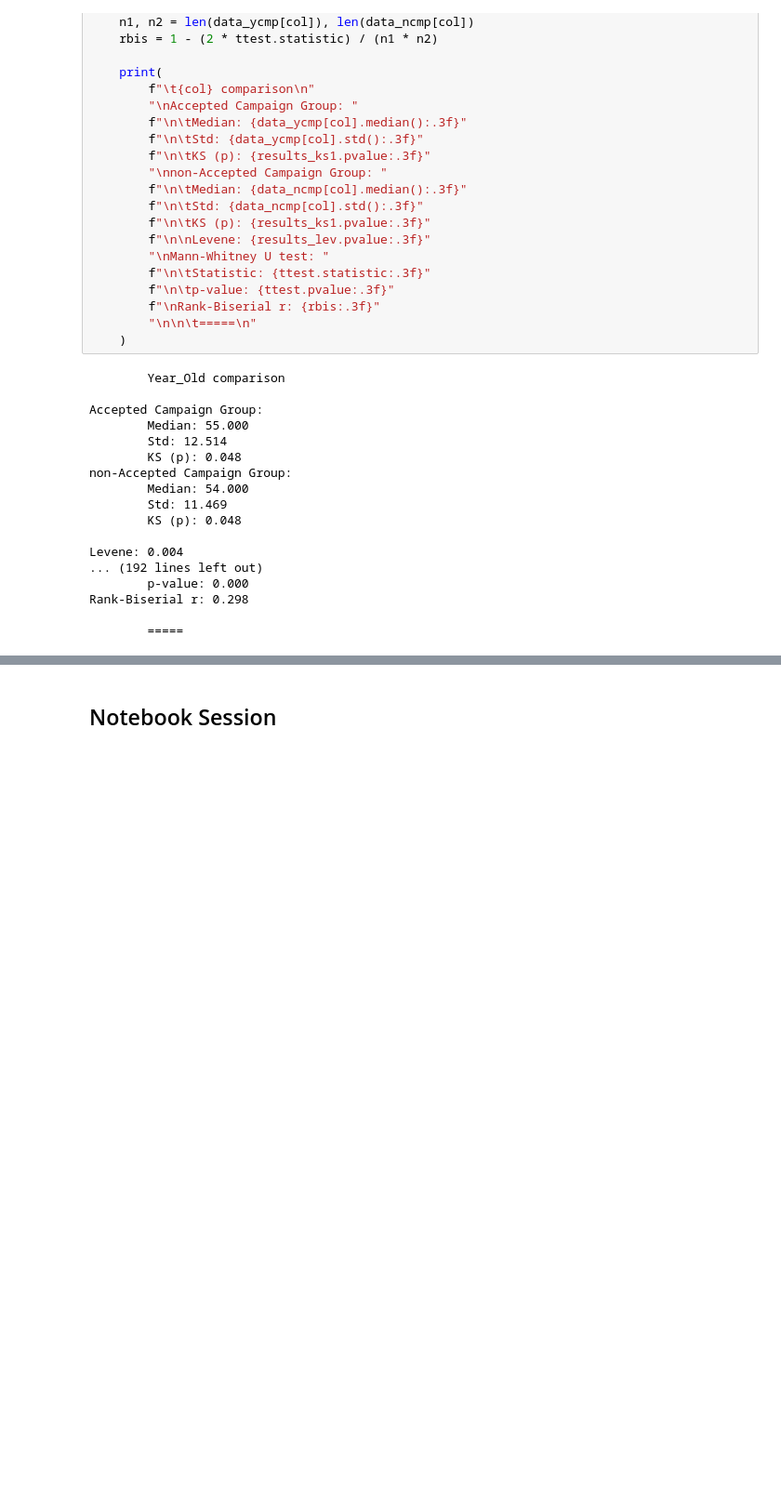
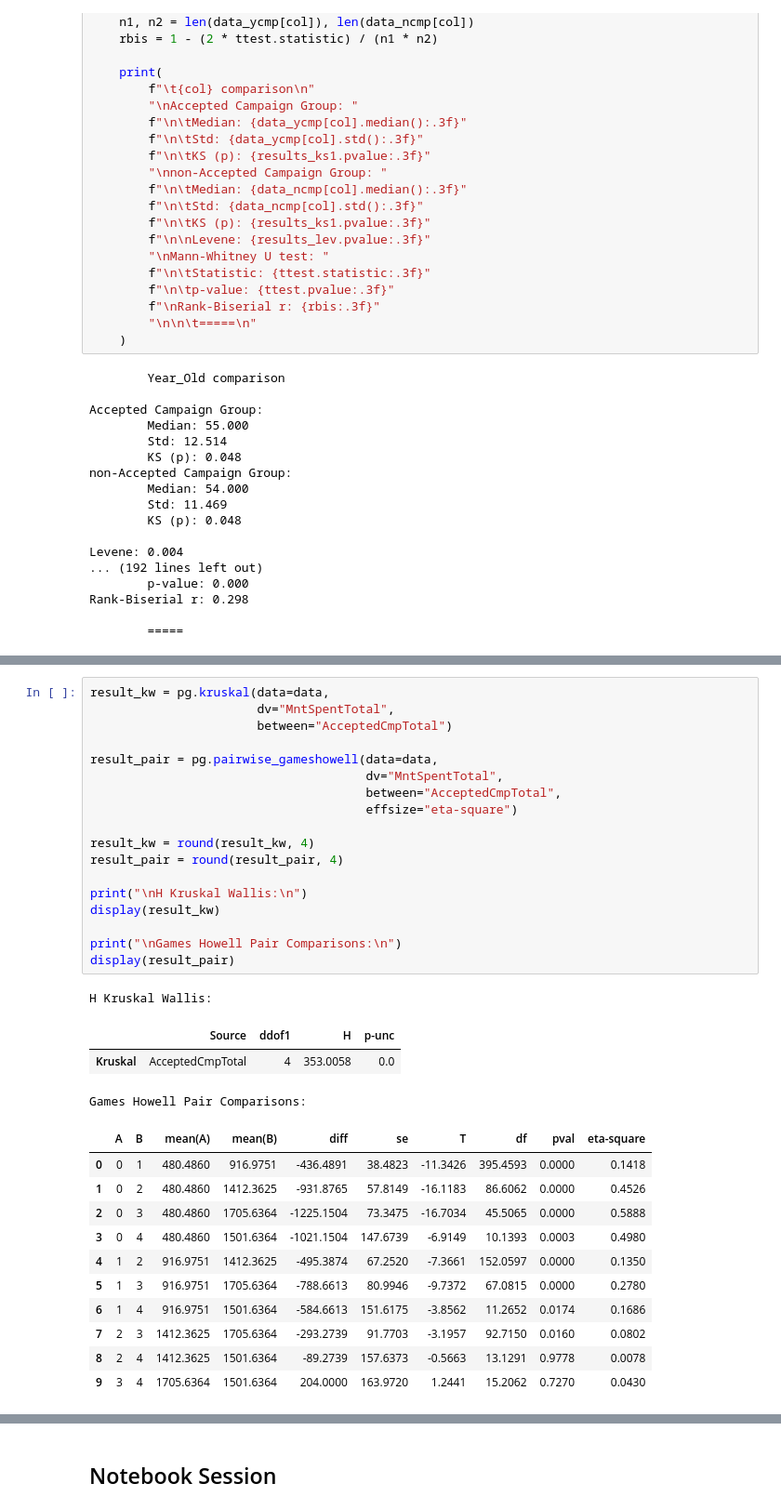
Before and after one commit to almanzanas/ifoodDataAnalystTest, a Jupyter notebook: notebooks/03_inferential.ipynb, the cells around one changed output, grey strips where cells are left out. Shown: that part at 93% size. Cells and saved outputs as stored; diff of their text form; blank space fills up the shorter version.

```diff
--- a/notebooks/03_inferential.ipynb
+++ b/notebooks/03_inferential.ipynb
@@ -402,0 +428,34 @@ memory usage: 669.3 KB
+# %%
+result_kw = pg.kruskal(data=data,
+                       dv="MntSpentTotal",
+                       between="AcceptedCmpTotal")
+
+result_pair = pg.pairwise_gameshowell(data=data,
+                                      dv="MntSpentTotal",
+                                      between="AcceptedCmpTotal",
+                                      effsize="eta-square")
+
+result_kw = round(result_kw, 4)
+result_pair = round(result_pair, 4)
+
+print("\nH Kruskal Wallis:\n")
+display(result_kw)
+
+print("\nGames Howell Pair Comparisons:\n")
+display(result_pair)
+# %% [output]
+H Kruskal Wallis:
+|  | Source | ddof1 | H | p-unc |
+| Kruskal | AcceptedCmpTotal | 4 | 353.0058 | 0.0 |
+Games Howell Pair Comparisons:
+|  | A | B | mean(A) | mean(B) | diff | se | T | df | pval | eta-square |
+| 0 | 0 | 1 | 480.4860 | 916.9751 | -436.4891 | 38.4823 | -11.3426 | 395.4593 | 0.0000 | 0.1418 |
+| 1 | 0 | 2 | 480.4860 | 1412.3625 | -931.8765 | 57.8149 | -16.1183 | 86.6062 | 0.0000 | 0.4526 |
+| 2 | 0 | 3 | 480.4860 | 1705.6364 | -1225.1504 | 73.3475 | -16.7034 | 45.5065 | 0.0000 | 0.5888 |
+| 3 | 0 | 4 | 480.4860 | 1501.6364 | -1021.1504 | 147.6739 | -6.9149 | 10.1393 | 0.0003 | 0.4980 |
+| 4 | 1 | 2 | 916.9751 | 1412.3625 | -495.3874 | 67.2520 | -7.3661 | 152.0597 | 0.0000 | 0.1350 |
+| 5 | 1 | 3 | 916.9751 | 1705.6364 | -788.6613 | 80.9946 | -9.7372 | 67.0815 | 0.0000 | 0.2780 |
+| 6 | 1 | 4 | 916.9751 | 1501.6364 | -584.6613 | 151.6175 | -3.8562 | 11.2652 | 0.0174 | 0.1686 |
+| 7 | 2 | 3 | 1412.3625 | 1705.6364 | -293.2739 | 91.7703 | -3.1957 | 92.7150 | 0.0160 | 0.0802 |
+| 8 | 2 | 4 | 1412.3625 | 1501.6364 | -89.2739 | 157.6373 | -0.5663 | 13.1291 | 0.9778 | 0.0078 |
+| 9 | 3 | 4 | 1705.6364 | 1501.6364 | 204.0000 | 163.9720 | 1.2441 | 15.2062 | 0.7270 | 0.0430 |
```
Also changed, not shown: parts of 16 cells of this notebook, 1 other file.
